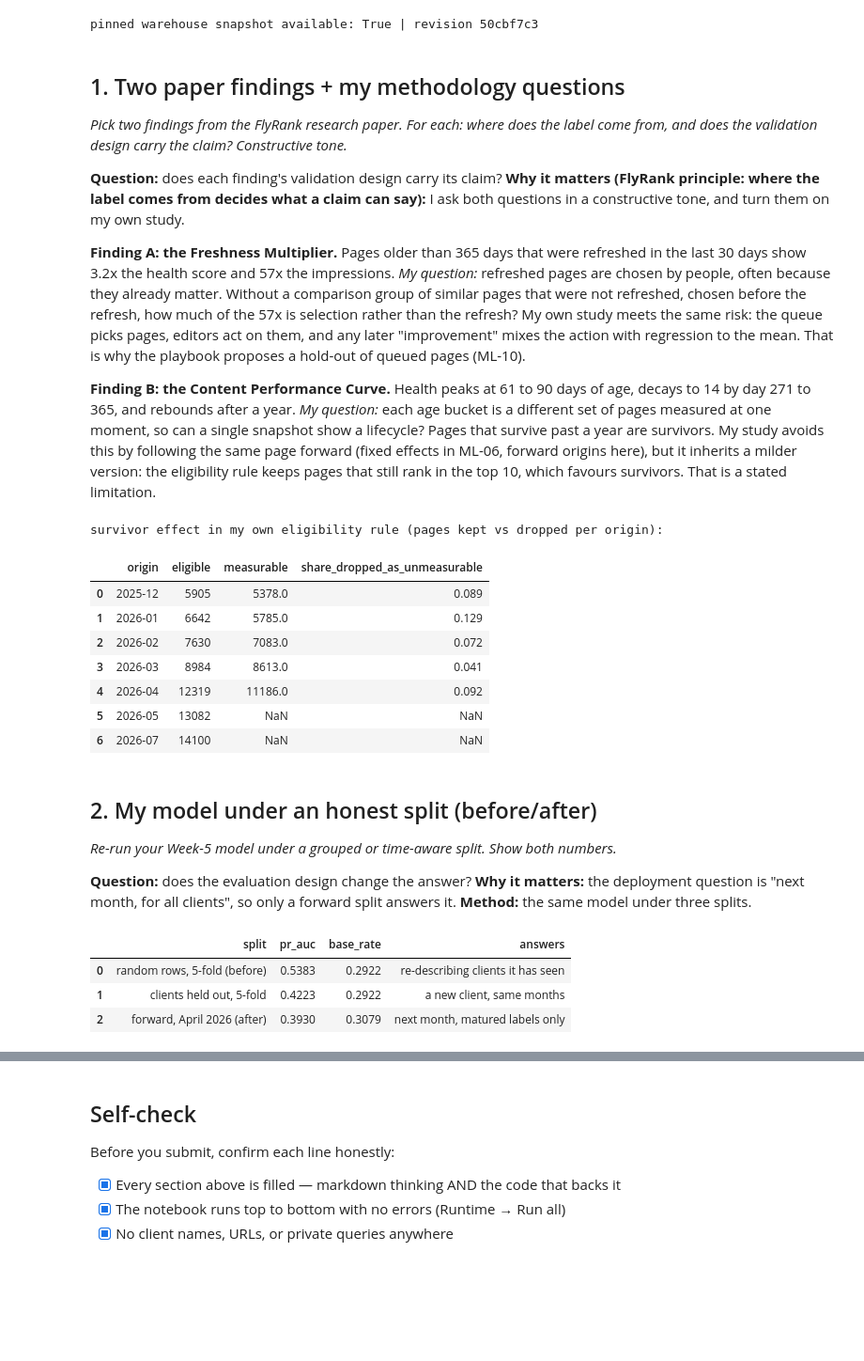
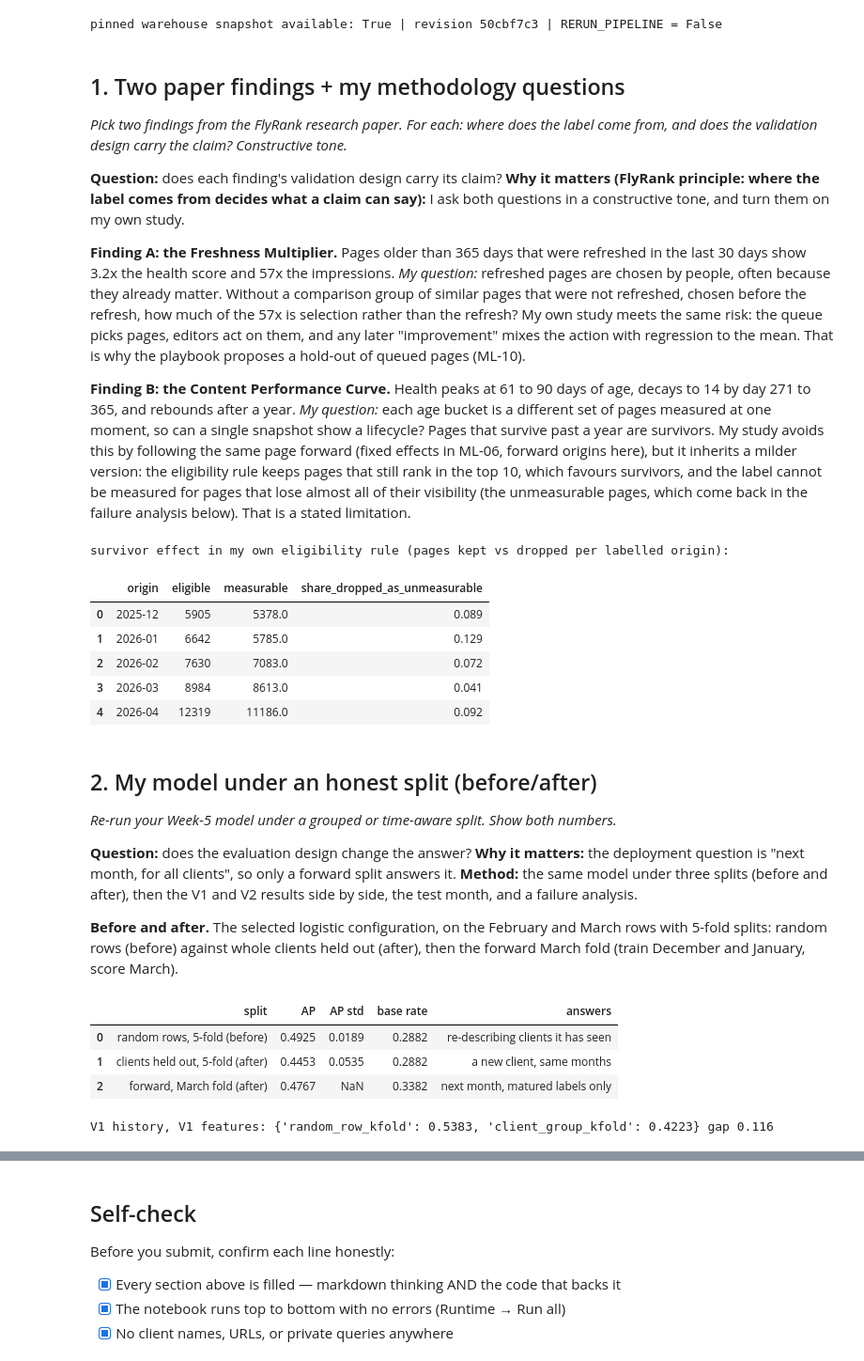
Before and after one commit to Tessa-Saumu/FlyRank-ML-Internship, a Jupyter notebook: work/notebooks/w06_validation_audit.ipynb, the cells around one changed output, grey strips where cells are left out. Shown at 94% size. Saved outputs shown, nothing was run; the diff lists cells and outputs as text; code cells hidden in the pictures; blank space fills up the shorter version.

Commit message:
Rebuild the notebooks, paper and report around the V2 pipeline
Co-Authored-By: Claude Sonnet 5.5 <noreply@anthropic.com>

```diff
--- a/work/notebooks/w06_validation_audit.ipynb
+++ b/work/notebooks/w06_validation_audit.ipynb
@@ -14,9 +14,9 @@ under a grouped or time-aware split with a before/after; a leakage audit; real f
 **The principle it serves:** the split must match the deployment question, and an honest, lower score beats an inflated
 one.
 # %%
-# Setup: works locally and in Colab. Installs only missing packages and never prints a token.
+# Setup: works locally and in Colab. Reads committed receipts; the warehouse is touched only by the opt-in rerun.
 import importlib.util, json, os, sys
-if any(importlib.util.find_spec(p) is None for p in ["duckdb", "huggingface_hub", "sklearn", "scipy", "matplotlib"]):
+if any(importlib.util.find_spec(p) is None for p in ["duckdb", "sklearn", "scipy", "matplotlib"]):
     get_ipython().run_line_magic("pip", "install -q duckdb huggingface_hub pandas scikit-learn scipy matplotlib")
 here = os.path.abspath(os.getcwd())
 ROOT = next((p for p in [here, os.path.dirname(here), os.path.dirname(os.path.dirname(here))]
@@ -30,12 +30,36 @@ import numpy as np, pandas as pd
 import warnings; warnings.filterwarnings("ignore")
 from IPython.display import Image, display, Markdown
 import wh
-DATA = wh.data_available(try_download=True)   # needs HF_TOKEN as an env var or Colab secret
-print("pinned warehouse snapshot available:", DATA, "| revision", wh.REV[:8])
+RERUN_PIPELINE = False   # opt-in: True recomputes from the pinned snapshot (needs HF_TOKEN). V2 steps then run in a scratch copy, never in the repo.
+DATA = wh.data_available(try_download=RERUN_PIPELINE)
+print("pinned warehouse snapshot available:", DATA, "| revision", wh.REV[:8], "| RERUN_PIPELINE =", RERUN_PIPELINE)
 receipt = lambda name: json.load(open(os.path.join(OUT, name)))
 pd.set_option("display.width", 170); pd.set_option("display.max_columns", 30)
+
+# V2 receipts (aggregates only) and the helpers every notebook shares.
+v2 = lambda n: receipt(f"v2_{n}.json")
+BASE = ["rule_position_slipping", "mean_reversion_ctr_excess", "client_shock", "persistence_prev_ratio"]
+BASE_LABEL = {"rule_position_slipping": "editor's rule", "mean_reversion_ctr_excess": "CTR above peers",
+              "client_shock": "client shock", "persistence_prev_ratio": "persistence"}
+def v2_months():
+    """(month, role, evaluation block) for the four evaluated months. The logistic champion is in every block."""
+    vf, cf, ts = v2("validation_folds"), v2("confirmation_apr"), v2("test")
+    return [("2026-02", "validation", vf["folds"]["validation_1"]), ("2026-03", "validation", vf["folds"]["validation_2"]),
+            ("2026-04", "confirmation", cf["evaluation"]), ("2026-05", "test", ts["evaluation"])]
+def champ(ev):
+    return ev["models"].get("LOGISTIC") or ev["models"]["SELECTED:LOGISTIC"]
+def fold_table():
+    """One row per evaluated month: the champion against the four frozen baselines, same rows, same metric."""
+    rows = []
+    for m, role, ev in v2_months():
+        lg, best = champ(ev), ev["best_baseline_by_ap"]
+        rows.append({"month": m, "role": role, "base rate": ev["base_rate"], "rule P@50": ev["models"][BASE[0]]["p@50"],
+                     "best baseline (by AP)": BASE_LABEL[best], "best baseline AP": ev["models"][best]["ap"],
+                     "V2 AP": lg["ap"], "V2 AP 95% CI": lg["ap_ci"], "V2 P@50": lg["p@50"], "V2 P@50 95% CI": lg["p@50_ci"],
+                     "P@50, unmeasurable = miss": lg["p@50_unmeasurable_as_miss"]})
+    return pd.DataFrame(rows)
 # %% [output]
-pinned warehouse snapshot available: True | revision 50cbf7c3
+pinned warehouse snapshot available: True | revision 50cbf7c3 | RERUN_PIPELINE = False
 # %% [markdown]
 ## 1. Two paper findings + my methodology questions
 
@@ -56,38 +80,44 @@ rebounds after a year.
 *My question:* each age bucket is a different set of pages measured at one moment, so can a single snapshot show a
 lifecycle? Pages that survive past a year are survivors. My study avoids this by following the same page forward
 (fixed effects in ML-06, forward origins here), but it inherits a milder version: the eligibility rule keeps pages
-that still rank in the top 10, which favours survivors. That is a stated limitation.
+that still rank in the top 10, which favours survivors, and the label cannot be measured for pages that lose almost all of their visibility (the
+unmeasurable pages, which come back in the failure analysis below). That is a stated limitation.
 # %%
 summ = receipt("erosion_frame_summary.json")
-t = pd.DataFrame(summ["origins"])[["origin", "eligible", "measurable"]]
+t = pd.DataFrame(summ["origins"])[["origin", "eligible", "measurable"]].dropna()
 t["share_dropped_as_unmeasurable"] = (1 - t.measurable / t.eligible).round(3)
-print("survivor effect in my own eligibility rule (pages kept vs dropped per origin):"); display(t)
+print("survivor effect in my own eligibility rule (pages kept vs dropped per labelled origin):"); display(t)
 # %% [output]
-survivor effect in my own eligibility rule (pages kept vs dropped per origin):
+survivor effect in my own eligibility rule (pages kept vs dropped per labelled origin):
 |  | origin | eligible | measurable | share_dropped_as_unmeasurable |
 | 0 | 2025-12 | 5905 | 5378.0 | 0.089 |
 | 1 | 2026-01 | 6642 | 5785.0 | 0.129 |
 | 2 | 2026-02 | 7630 | 7083.0 | 0.072 |
 | 3 | 2026-03 | 8984 | 8613.0 | 0.041 |
 | 4 | 2026-04 | 12319 | 11186.0 | 0.092 |
-| 5 | 2026-05 | 13082 | NaN | NaN |
-| 6 | 2026-07 | 14100 | NaN | NaN |
 # %% [markdown]
 ## 2. My model under an honest split (before/after)
 
 *Re-run your Week-5 model under a grouped or time-aware split. Show both numbers.*
 
 **Question:** does the evaluation design change the answer? **Why it matters:** the deployment question is "next month,
-for all clients", so only a forward split answers it. **Method:** the same model under three splits.
+for all clients", so only a forward split answers it. **Method:** the same model under three splits (before and after), then
+the V1 and V2 results side by side, the test month, and a failure analysis.
+
+**Before and after.** The selected logistic configuration, on the February and March rows with 5-fold splits: random rows
+(before) against whole clients held out (after), then the forward March fold (train December and January, score March).
 # %%
-lk = receipt("erosion_leakage_checks.json"); dev = receipt("erosion_model_metrics.json")["origins"]
+lk = v2("leakage_checks"); rv = lk["random_vs_client_grouped_feb_mar"]; fold2 = v2("validation_folds")["folds"]["validation_2"]
 t = pd.DataFrame([
-    {"split": "random rows, 5-fold (before)", "pr_auc": lk["random_row_kfold"]["ap_mean"], "base_rate": lk["random_row_kfold"]["base_rate"], "answers": "re-describing clients it has seen"},
-    {"split": "clients held out, 5-fold", "pr_auc": lk["client_group_kfold"]["ap_mean"], "base_rate": lk["client_group_kfold"]["base_rate"], "answers": "a new client, same months"},
-    {"split": "forward, April 2026 (after)", "pr_auc": lk["forward_2026-04_honest"]["ap"], "base_rate": dev["2026-04"]["base_rate"], "answers": "next month, matured labels only"}])
+    {"split": "random rows, 5-fold (before)", "AP": rv["random_row_kfold"]["ap_mean"], "AP std": rv["random_row_kfold"]["ap_std"], "base rate": rv["base_rate"], "answers": "re-describing clients it has seen"},
+    {"split": "clients held out, 5-fold (after)", "AP": rv["client_group_kfold"]["ap_mean"], "AP std": rv["client_group_kfold"]["ap_std"], "base rate": rv["base_rate"], "answers": "a new client, same months"},
+    {"split": "forward, March fold (after)", "AP": fold2["models"]["LOGISTIC"]["ap"], "AP std": None, "base rate": fold2["base_rate"], "answers": "next month, matured labels only"}])
 display(t)
+v1 = receipt("erosion_leakage_checks.json")
+print("V1 history, V1 features:", {k: v1[k]["ap_mean"] for k in ["random_row_kfold", "client_group_kfold"]}, "gap", round(v1["random_row_kfold"]["ap_mean"] - v1["client_group_kfold"]["ap_mean"], 3))
 # %% [output]
-|  | split | pr_auc | base_rate | answers |
-| 0 | random rows, 5-fold (before) | 0.5383 | 0.2922 | re-describing clients it has seen |
-| 1 | clients held out, 5-fold | 0.4223 | 0.2922 | a new client, same months |
-| 2 | forward, April 2026 (after) | 0.3930 | 0.3079 | next month, matured labels only |
+|  | split | AP | AP std | base rate | answers |
+| 0 | random rows, 5-fold (before) | 0.4925 | 0.0189 | 0.2882 | re-describing clients it has seen |
+| 1 | clients held out, 5-fold (after) | 0.4453 | 0.0535 | 0.2882 | a new client, same months |
+| 2 | forward, March fold (after) | 0.4767 | NaN | 0.3382 | next month, matured labels only |
+V1 history, V1 features: {'random_row_kfold': 0.5383, 'client_group_kfold': 0.4223} gap 0.116
```
Also changed, not shown: parts of 21 cells of this notebook, 25 other files.
